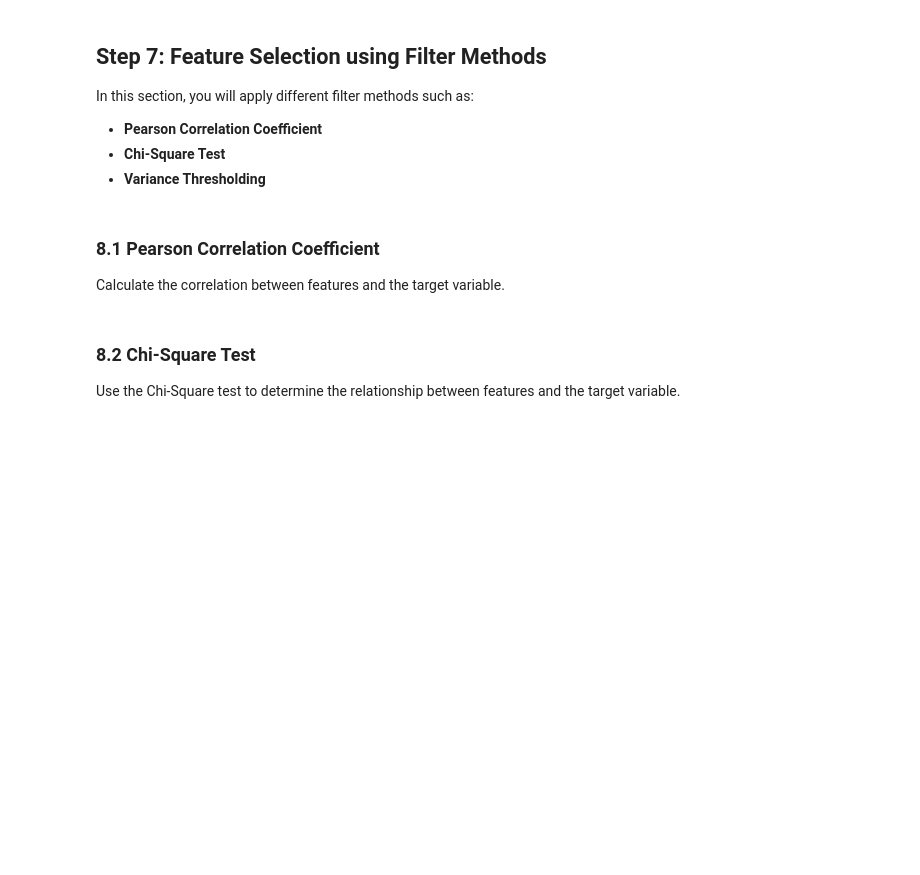
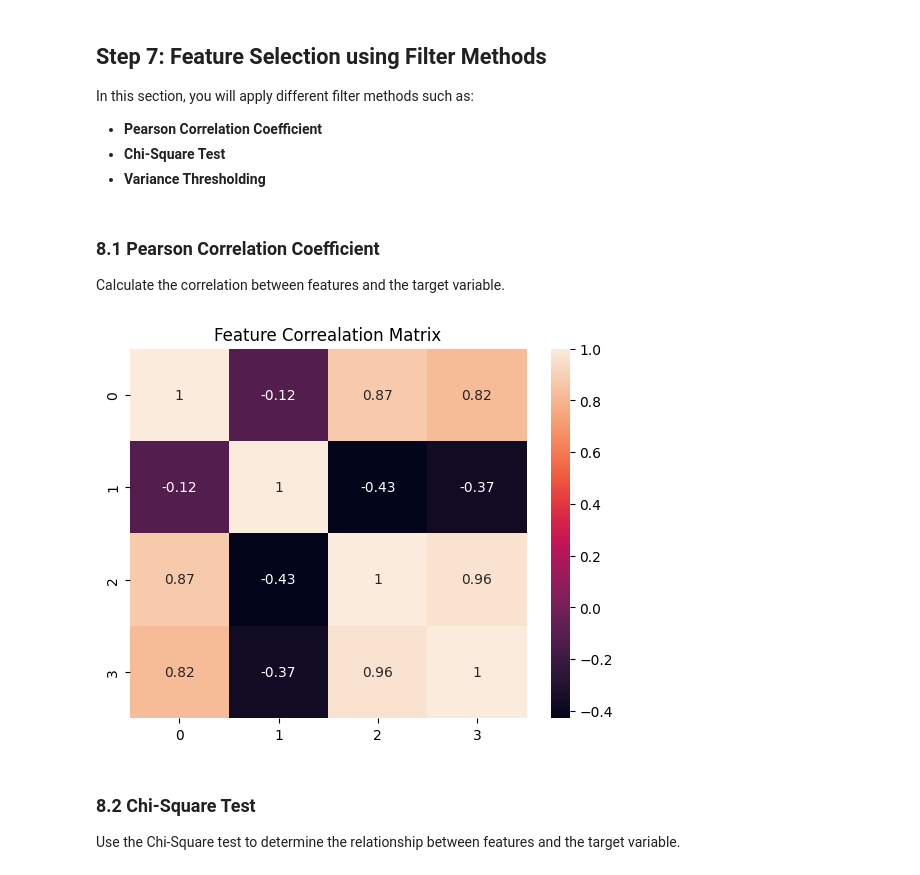
Before and after one commit to namrapithwa-tech/ML, a Jupyter notebook: Lab11/Lab11.ipynb, the cells around one changed output. Drawn from its saved outputs; the diff is of its cells as text; code cells hidden in the pictures; blank space fills up the shorter version.

```diff
--- a/Lab11/Lab11.ipynb
+++ b/Lab11/Lab11.ipynb
@@ -143,6 +143,14 @@ In this section, you will apply different filter methods such as:
 # %% [markdown]
 ### 8.1 Pearson Correlation Coefficient
 Calculate the correlation between features and the target variable.
+# %%
+import seaborn as sns
+correalation_matrix = np.corrcoef(X_Scaled.T)
+sns.heatmap(correalation_matrix, annot=True)
+plt.title('Feature Correalation Matrix')
+plt.show()
+# %% [output]
+[figure, added]
 # %% [markdown]
 ### 8.2 Chi-Square Test
 Use the Chi-Square test to determine the relationship between features and the target variable.
```
